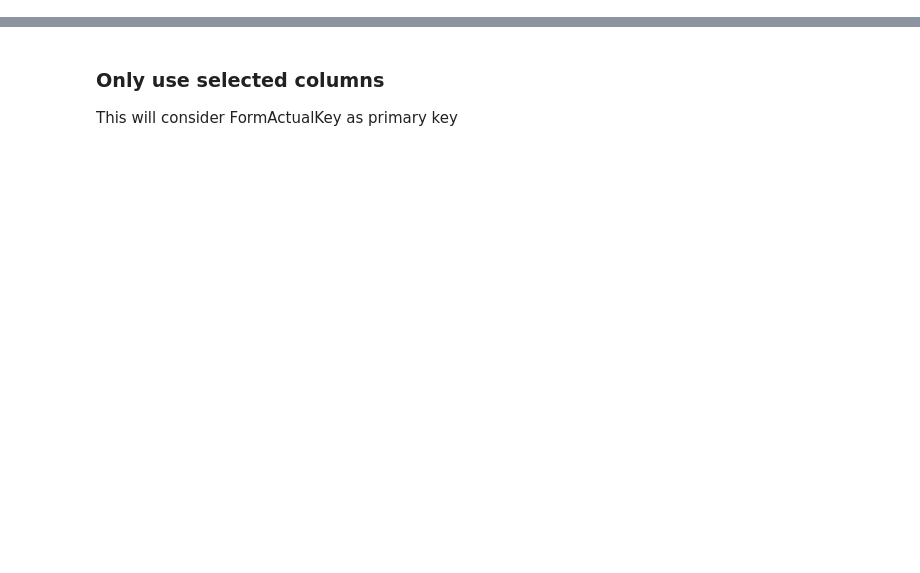
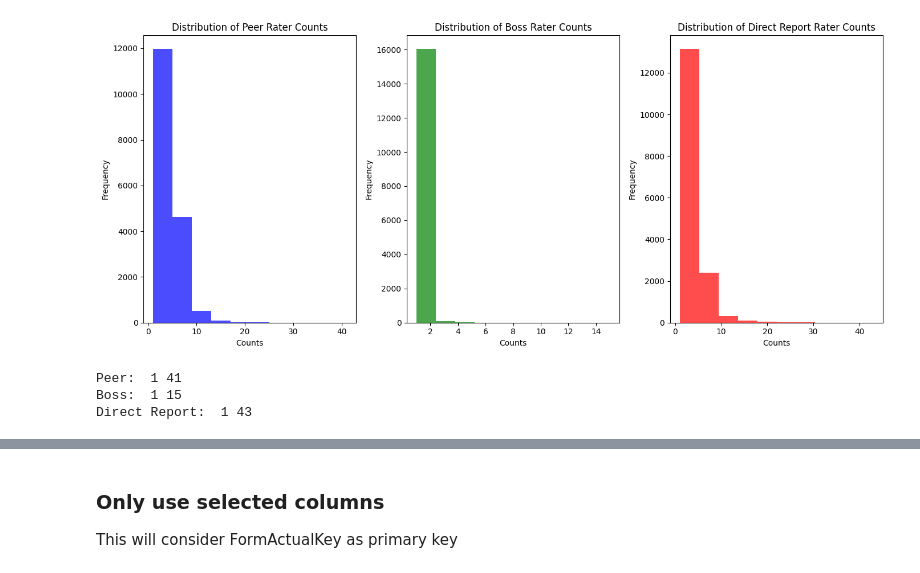
Before and after one commit to sirishshresthas/synth360, a Jupyter notebook: main.ipynb, the cells around one changed output, grey strips where cells are left out. Drawn from its saved outputs; the diff is of its cells as text; code cells hidden in the pictures; blank space fills up the shorter version.

Commit message:
updated functions and processes to generate synthetic data

```diff
--- a/main.ipynb
+++ b/main.ipynb
@@ -23,0 +44,46 @@ else:
+# %%
+select_data = data[["ESI_Key", "RaterType"]]
+peer_counts = select_data[select_data["RaterType"]
+                          == "Peer"].groupby("ESI_Key").size()
+boss_counts = select_data[select_data["RaterType"]
+                          == "Boss"].groupby("ESI_Key").size()
+direct_report_counts = select_data[select_data["RaterType"]
+                                   == "Direct Report"].groupby("ESI_Key").size()
+
+# Plotting
+plt.figure(figsize=(14, 6))
+
+# Histogram for peer counts
+plt.subplot(1, 3, 1)  # 1 row, 3 cols, 1st subplot
+plt.hist(peer_counts, bins=10, color='blue', alpha=0.7)
+plt.title('Distribution of Peer Rater Counts')
+plt.xlabel('Counts')
+plt.ylabel('Frequency')
+
+
+# Histogram for boss counts
+plt.subplot(1, 3, 2)  # 1 row, 3 cols, 2nd subplot
+plt.hist(boss_counts, bins=10, color='green', alpha=0.7)
+plt.title('Distribution of Boss Rater Counts')
+plt.xlabel('Counts')
+plt.ylabel('Frequency')
+
+# Histogram for direct report counts
+plt.subplot(1, 3, 3)  # 1 row, 3 cols, 3rd subplot
+plt.hist(direct_report_counts, bins=10, color='red', alpha=0.7)
+plt.title('Distribution of Direct Report Rater Counts')
+plt.xlabel('Counts')
+plt.ylabel('Frequency')
+
+plt.tight_layout()
+plt.show()
+# %% [output]
+[figure, added]
+# %%
+print("Peer: ", peer_counts.min(), peer_counts.max())
+print("Boss: ", boss_counts.min(), boss_counts.max())
+print("Direct Report: ", direct_report_counts.min(), direct_report_counts.max())
+# %% [output]
+Peer:  1 41
+Boss:  1 15
+Direct Report:  1 43
```
Also changed, not shown: parts of 56 cells of this notebook, 26 other files.
